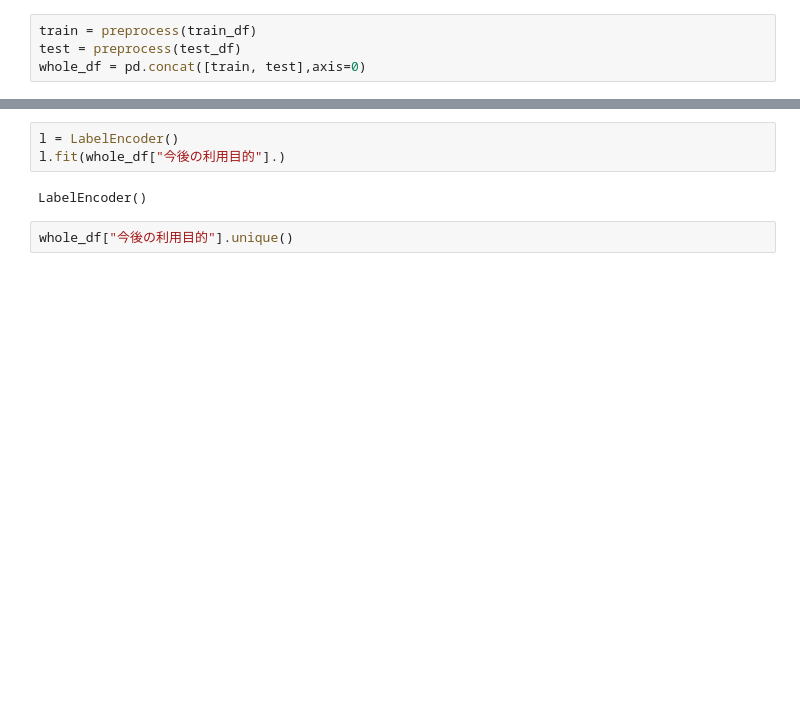
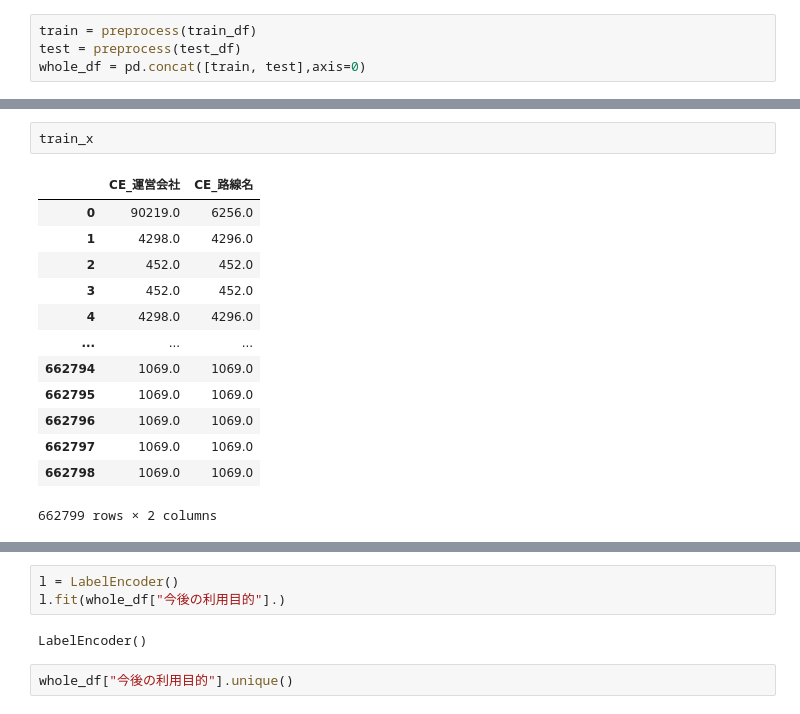
Before and after one commit to kfsky/2021-summer-second-hand-apartment-price-prediction, a Jupyter notebook: notebook/EDA.ipynb, the cells around one changed output, grey strips where cells are left out. Cells and saved outputs as stored; diff of their text form; blank space fills up the shorter version.

```diff
--- a/notebook/EDA.ipynb
+++ b/notebook/EDA.ipynb
@@ -332,0 +438,16 @@ create <__main__.ArithmeticOperationBlock object at 0x...> 0.053[s]
+# %%
+train_x
+# %% [output]
+|  | CE_運営会社 | CE_路線名 |
+| 0 | 90219.0 | 6256.0 |
+| 1 | 4298.0 | 4296.0 |
+| 2 | 452.0 | 452.0 |
+| 3 | 452.0 | 452.0 |
+| 4 | 4298.0 | 4296.0 |
+| ... | ... | ... |
+| 662794 | 1069.0 | 1069.0 |
+| 662795 | 1069.0 | 1069.0 |
+| 662796 | 1069.0 | 1069.0 |
+| 662797 | 1069.0 | 1069.0 |
+| 662798 | 1069.0 | 1069.0 |
+662799 rows × 2 columns
```
Also changed, not shown: parts of 14 cells of this notebook, 5 other files.
